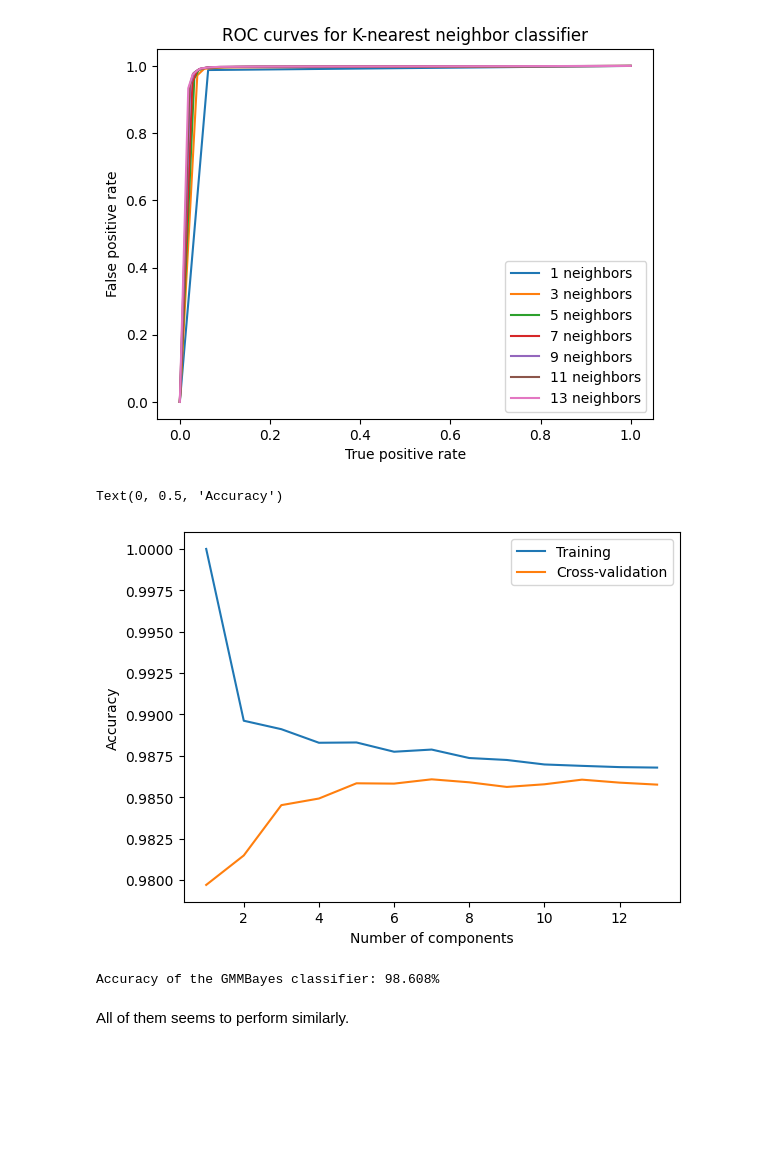
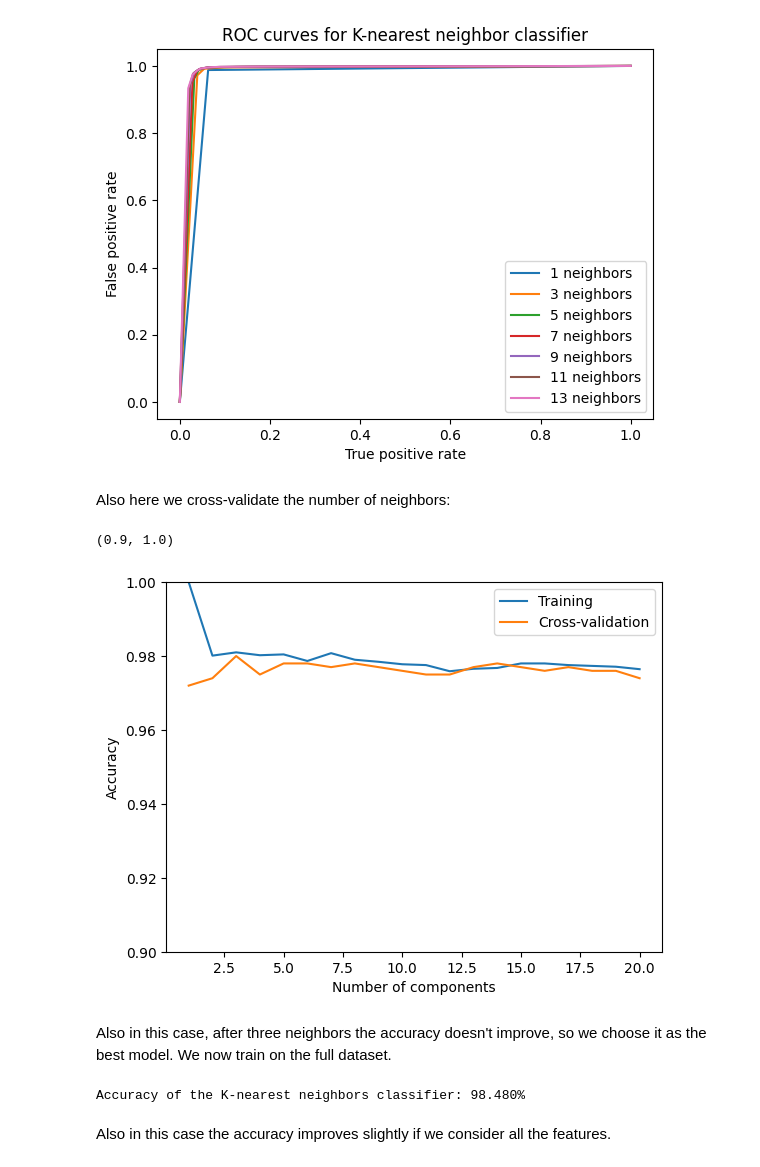
Before and after one commit to DiegoToniolo/astrostatistics_bicocca_2024, a Jupyter notebook: working/L19_GalaxiesAndQuasars.ipynb, the cells around one changed output. Saved outputs shown, nothing was run; the diff lists cells and outputs as text; code cells hidden in the pictures; blank space fills up the shorter version.

```diff
--- a/working/L19_GalaxiesAndQuasars.ipynb
+++ b/working/L19_GalaxiesAndQuasars.ipynb
@@ -40,0 +204,6 @@ for i in range(0, 4):
+# %%
+c_train, c_test, l_train, l_test = train_test_split(colors, labels, train_size = 0.8, shuffle=False)
+classifier = KNeighborsClassifier(6)
+classifier.fit(c_train, l_train)
+l_pred = classifier.predict(c_test)
+print("Accuracy of the K-nearest neighbors classifier: {:.3f}%".format(100*(accuracy_score(l_test, l_pred))))
@@ -53,3 +216,5 @@ We begin with the first three:
+# %%
+colors = colors_full
 # %%
 c_train, c_test, l_train, l_test = train_test_split(colors, labels, train_size = 0.8, shuffle=False)
 classifiers = [GaussianNB(), LDA(), QDA()]
@@ -96,13 +262,13 @@ We can cross-validate the model:
 # %%
 rng = np.random.default_rng(seed=130301)
-indices = np.arange(len(colors[:, 0]))
+indices = np.arange(len(colors[:1000, 0]))
 rng.shuffle(indices)
 
-K = 10
-n_components = 13
+K = 5
+n_components = 20
 
-train_len = int(len(colors[:, 0]) - len(colors[:, 0]) / K)
-val_len = int(len(colors[:, 0]) / K)
+train_len = int(len(colors[:1000, 0]) - len(colors[:1000, 0]) / K)
+val_len = int(len(colors[:1000, 0]) / K)
 acc_tr = np.zeros(K)
 acc_te = np.zeros(K)
 acc_tr_model = np.zeros(n_components)
@@ -111,7 +277,7 @@ for n in tqdm(range(1, n_components + 1)):
     for i in range(0, K):
         test_data = indices[val_len * i : val_len * (i+1)]
         train_data = indices[0:val_len * i]
-        train_data = np.append(train_data, indices[val_len * (i+1) : len(colors[:, 0])])
+        train_data = np.append(train_data, indices[val_len * (i+1) : len(colors[:1000, 0])])
         clf = GMMBayes(n)
         clf.fit(colors[train_data], labels[train_data])
         pred_train = clf.predict(colors[train_data])
@@ -125,4 +291,5 @@ plt.plot(range(1, n_components + 1), acc_te_model, label="Cross-validation")
 plt.legend()
 plt.xlabel("Number of components")
 plt.ylabel("Accuracy")
+plt.ylim(0.90, 1.00)
 # %% [output]
@@ -131,3 +300,7 @@ Text(0, 0.5, 'Accuracy')
 # %%
-print("Accuracy of the GMMBayes classifier: {:.3f}%".format(100*max(acc_te_model)))
+c_train, c_test, l_train, l_test = train_test_split(colors, labels, train_size = 0.8, shuffle=False)
+classifier = GMMBayes(6)
+classifier.fit(c_train, l_train)
+l_pred = classifier.predict(c_test)
+print("Accuracy of the GMM Bayes classifier: {:.3f}%".format(100*(accuracy_score(l_test, l_pred))))
 # %% [output]
@@ -151,44 +326,53 @@ plt.title("ROC curves for K-nearest neighbor classifier")
 # %% [output]
 Text(0.5, 1.0, 'ROC curves for K-nearest neighbor classifier')
 [figure]
+# %% [markdown]
+Also here we cross-validate the number of neighbors:
 # %%
 rng = np.random.default_rng(seed=130301)
-indices = np.arange(len(colors[:, 0]))
+indices = np.arange(len(colors[:1000, 0]))
 rng.shuffle(indices)
 
 K = 10
-n_neigh = 13
+n_neigh = 20
 
-train_len = int(len(colors[:, 0]) - len(colors[:, 0]) / K)
-val_len = int(len(colors[:, 0]) / K)
+train_len = int(len(colors[:1000, 0]) - len(colors[:1000, 0]) / K)
+val_len = int(len(colors[:1000, 0]) / K)
 acc_tr = np.zeros(K)
 acc_te = np.zeros(K)
 acc_tr_model = np.zeros(n_neigh)
 acc_te_model = np.zeros(n_neigh)
 for n in tqdm(range(1, n_neigh + 1)):
     for i in range(0, K):
         test_data = indices[val_len * i : val_len * (i+1)]
         train_data = indices[0:val_len * i]
-        train_data = np.append(train_data, indices[val_len * (i+1) : len(colors[:, 0])])
+        train_data = np.append(train_data, indices[val_len * (i+1) : len(colors[:1000, 0])])
         clf = KNeighborsClassifier(n)
         clf.fit(colors[train_data], labels[train_data])
         pred_train = clf.predict(colors[train_data])
         pred_test = clf.predict(colors[test_data])
         acc_tr[i] = accuracy_score(labels[train_data], pred_train)
         acc_te[i] = accuracy_score(labels[test_data], pred_test)
     acc_tr_model[n-1], acc_te_model[n-1] = np.mean(acc_tr), np.mean(acc_te)
 
 plt.plot(range(1, n_neigh + 1), acc_tr_model, label="Training")
 plt.plot(range(1, n_neigh + 1), acc_te_model, label="Cross-validation")
 plt.legend()
 plt.xlabel("Number of components")
 plt.ylabel("Accuracy")
+plt.ylim(0.90, 1.00)
 # %% [output]
-Text(0, 0.5, 'Accuracy')
+(0.9, 1.0)
-[figure, old version]
+[figure, new version]
+# %% [markdown]
+Also in this case, after three neighbors the accuracy doesn't improve, so we choose it as the best model. We now train on the full dataset.
 # %%
-print("Accuracy of the GMMBayes classifier: {:.3f}%".format(100*max(acc_te_model)))
+c_train, c_test, l_train, l_test = train_test_split(colors, labels, train_size = 0.8, shuffle=False)
+classifier = KNeighborsClassifier(3)
+classifier.fit(c_train, l_train)
+l_pred = classifier.predict(c_test)
+print("Accuracy of the K-nearest neighbors classifier: {:.3f}%".format(100*(accuracy_score(l_test, l_pred))))
 # %% [output]
-Accuracy of the GMMBayes classifier: 98.608%
+Accuracy of the K-nearest neighbors classifier: 98.480%
-# %% [markdown]
-All of them seems to perform similarly.
+# %% [markdown]
+Also in this case the accuracy improves slightly if we consider all the features.
```
Also changed, not shown: parts of 28 cells of this notebook.
